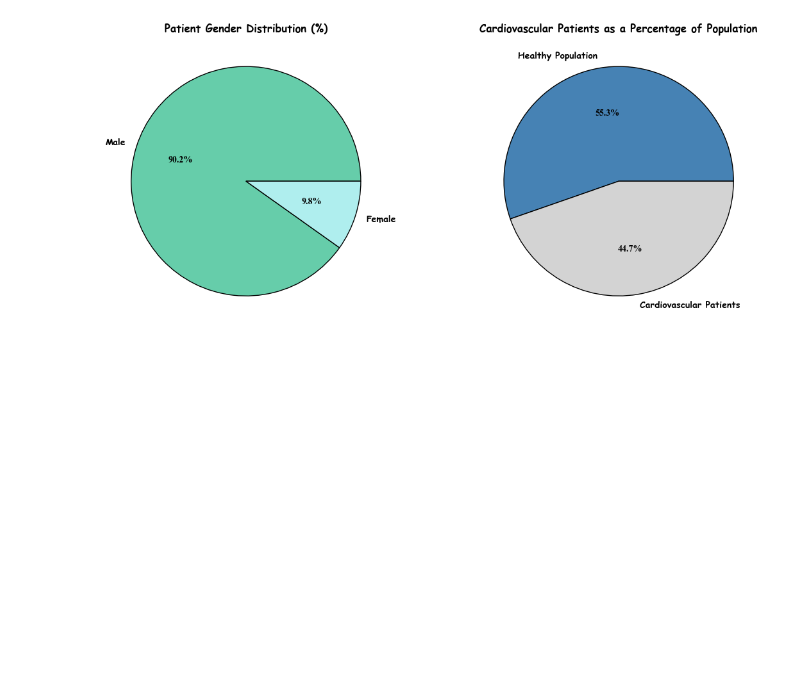
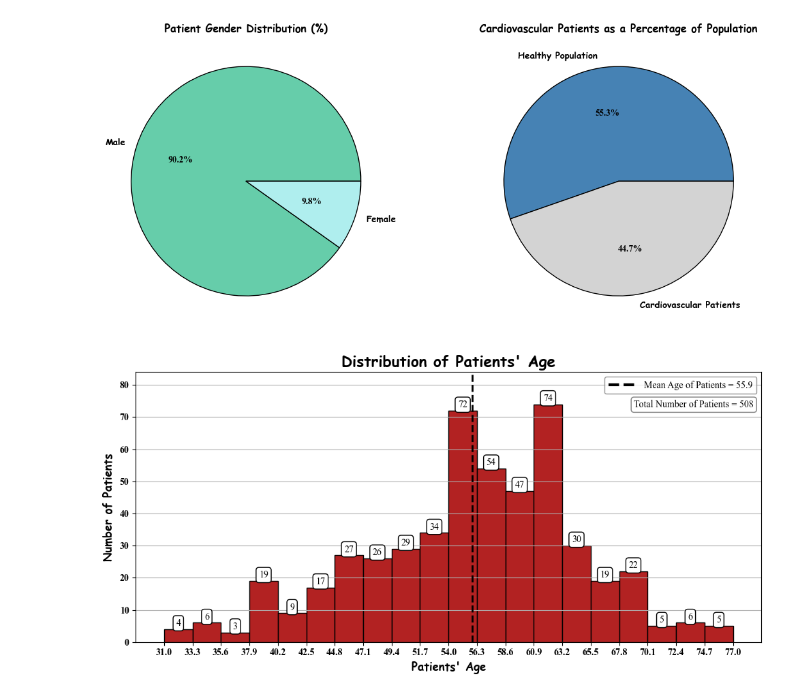
Before and after one commit to Nimaabediforud/EDA-Heart-Diseases-Project, a Jupyter notebook: notebooks/EDA_heart_diseases.ipynb, the cells around one changed output. Drawn from its saved outputs; the diff is of its cells as text; code cells hidden in the pictures; blank space fills up the shorter version.

```diff
--- a/notebooks/EDA_heart_diseases.ipynb
+++ b/notebooks/EDA_heart_diseases.ipynb
@@ -163,3 +162,95 @@ plt.show()
 # %% [output]
 [figure]
 [figure]
+# %%
+import numpy as np
+import pandas as pd
+import matplotlib.pyplot as plt
+from matplotlib.lines import Line2D
+
+
+
+"""
+Classify cardiovascular patients
+based on Age,
+SECTION TWO
+"""
+
+# Load the Dataframe
+df = pd.read_csv("../data/heart-data.csv")
+
+# Get and Calculate needed values
+card_patients = df[df["HeartDisease"]==1]["Age"]
+min_age = card_patients.min()
+max_age = card_patients.max()
+mean_age = card_patients.mean()
+
+
+"""
+Customize some properties of visualizations
+"""
+title = {"fontname": "Comic Sans MS", "fontsize": 16, "fontweight": "bold"}
+label = {"fontname": "Comic Sans MS", "fontsize": 12, "fontweight": "bold"}
+annotations ={"fontname": "Times New Roman", "bbox":{"facecolor": "white", "edgecolor": "black", "boxstyle": "round,pad=0.3"}}
+
+"""
+Create the visualizations,
+SECTION TWO
+"""
+
+def histogram(title, label, annotations):
+    n, bins, patches = plt.hist(card_patients, range=(min_age, max_age),bins=20, color="firebrick", edgecolor="black")
+
+    # Adjust the figure customization
+    plt.title("Distribution of Patients' Age", fontdict=title)
+    plt.xlabel("Patients' Age", fontdict=label)
+    plt.ylabel("Number of Patients", fontdict=label)
+    plt.ylim(top=max(n) + 10)
+    plt.grid(axis="y")
+    plt.tight_layout()
+
+    # Add vertical line to indicate the mean age of patients
+    plt.axvline(mean_age, linestyle="--", c="black", linewidth=2, label=f"Mean Age of Patients = {mean_age:.1f}")
+
+    # Customize and set x and y ticks
+    _, xlabels = plt.xticks(np.arange(min_age, max_age + 1, np.divide(np.subtract(max_age, min_age), 20)))
+    _, ylabels = plt.yticks()
+
+    for xl in xlabels:
+        xl.set_fontname("Times New Roman")
+        xl.set_fontweight("bold")
+
+    for yl in  ylabels:
+        yl.set_fontname("Times New Roman")
+        yl.set_fontweight("bold")
+
+    # Adjust and Add annotations
+    for count, left_bin, right_bin in zip(n, bins[:-1], bins[1:]):
+        center_bin = np.divide(np.add(left_bin, right_bin), 2)
+        plt.text(center_bin, count + 1, int(count), ha="center",
+                fontdict=annotations)
+
+    # Adjust the legend box
+    custom_line = Line2D([0], [0], linestyle="--", c="black", linewidth=3 ,label=f"Mean Age of Patients = {mean_age:.1f}")
+    [t.set_fontname("Times New Roman") for t in plt.legend(handles=[custom_line], handlelength=3, edgecolor="gray").get_texts()]
+
+    # Adjust and add the 'Total number of patients' text box
+    plt.text(69, 73, f"Total Number of Patients = {card_patients.count()}",
+            fontname="Times New Roman", fontsize=10, bbox=dict(facecolor="white", edgecolor="gray", boxstyle="round,pad=0.3"))
+
+
+def age_df():
+    # Make the dataframe
+    age_data = {"minimum age of patients": min_age, "maximum age of patients": max_age,
+                "mean age of patients": mean_age}
+    age_df = pd.DataFrame(age_data, index=[''])
+    #age_df.to_csv(...)
+    return age_df
+
+# Set histogram, Show distribution of patients' age
+plt.figure(figsize=[10, 5])
+histogram(title, label, annotations)
+#plt.savefig(...)
+plt.show()
+# %% [output]
+[figure, added]
```
Also changed, not shown: parts of 2 cells of this notebook, 3 other files.
